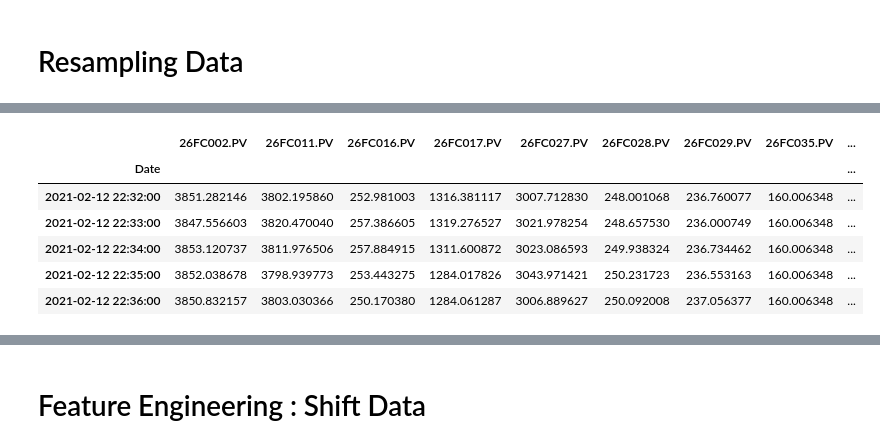
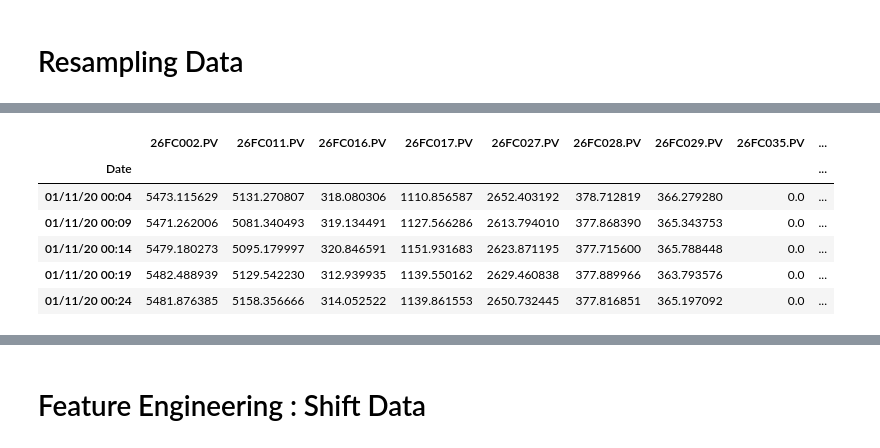
Before and after one commit to manhanton/DataInsight, a Jupyter notebook: QE_dev.ipynb, the cells around one changed output, grey strips where cells are left out. Cells and saved outputs as stored; diff of their text form; code cells hidden in the pictures.

```diff
--- a/QE_dev.ipynb
+++ b/QE_dev.ipynb
@@ -46,7 +48,7 @@ zip_ref.close()
 # %%
 import pandas as pd
 
-qe_data = pd.read_csv('/content/naphtha-plant-parameters/QE.csv',index_col=0)
+qe_data = pd.read_csv('/content/naphtha-plant-parameters/QE.csv',index_col=['Date'],parse_dates=['Date'])
 qe_data.head()
 # %% [output]
 |  | 26FC002.PV | 26FC011.PV | 26FC016.PV | 26FC017.PV | 26FC027.PV | 26FC028.PV | 26FC029.PV | 26FC035.PV | ... |
@@ -61,2 +60,0 @@ qe_data.head()
-# %%
-qe_data = qe_data.apply(lambda x: pd.to_numeric(x, errors='coerce')).dropna()
@@ -103,7 +60,0 @@ dtype: float64
-# %%
-#Remove negative values
-qe_data = qe_data[(qe_data > 0).all(axis=1)]
-cols= ['26FC002.PV' , '26XC041.PV' , '26F015.PV']
-axes = qe_data[cols].plot(marker='None', alpha=0.5, linestyle='-', figsize=(20,15), subplots=True )
-for ax in axes:
-  ax.set_ylabel('Value')
@@ -148,15 +85,15 @@ Index(['26FC002.PV', '26FC011.PV', '26FC016.PV', '26FC017.PV', '26FC027.PV',
 # %%
-import pandas as pd
-import numpy as np
-import seaborn as sns
-import matplotlib.pyplot as plt
+# import pandas as pd
+# import numpy as np
+# import seaborn as sns
+# import matplotlib.pyplot as plt
 
-names = list(qe_data.columns)
-f, axes = plt.subplots(round(len(names)/3), 3,figsize=(20,15))
-y = 0;
-for name in names:
-    i, j = divmod(y, 3)
-    sns.boxplot(x=qe_data[name], ax=axes[i, j])
-    y = y + 1
-plt.tight_layout()
-plt.show()
+# names = list(qe_data.columns)
+# f, axes = plt.subplots(round(len(names)/3), 3,figsize=(20,15))
+# y = 0;
+# for name in names:
+#     i, j = divmod(y, 3)
+#     sns.boxplot(x=qe_data[name], ax=axes[i, j])
+#     y = y + 1
+# plt.tight_layout()
+# plt.show()
@@ -245,11 +157,15 @@ qe_data_iqr.tail()
 # %%
 qe_data_iqr.index = pd.to_datetime(qe_data_iqr.index) # converted to datetime as index
-qe_data_iqr.tail()
+df = qe_data_iqr.rolling(5).median()
+df.index = pd.to_datetime(df.index).strftime('%d/%m/%y %H:%M')
+df = df.dropna()
+df = df.iloc[::5, :]
+df.head()
 # %% [output]
 |  | 26FC002.PV | 26FC011.PV | 26FC016.PV | 26FC017.PV | 26FC027.PV | 26FC028.PV | 26FC029.PV | 26FC035.PV | ... |
 | Date |  |  |  |  |  |  |  |  | ... |
-| 2021-02-12 22:32:00 | 3851.282146 | 3802.195860 | 252.981003 | 1316.381117 | 3007.712830 | 248.001068 | 236.760077 | 160.006348 | ... |
-| 2021-02-12 22:33:00 | 3847.556603 | 3820.470040 | 257.386605 | 1319.276527 | 3021.978254 | 248.657530 | 236.000749 | 160.006348 | ... |
-| 2021-02-12 22:34:00 | 3853.120737 | 3811.976506 | 257.884915 | 1311.600872 | 3023.086593 | 249.938324 | 236.734462 | 160.006348 | ... |
-| 2021-02-12 22:35:00 | 3852.038678 | 3798.939773 | 253.443275 | 1284.017826 | 3043.971421 | 250.231723 | 236.553163 | 160.006348 | ... |
-| 2021-02-12 22:36:00 | 3850.832157 | 3803.030366 | 250.170380 | 1284.061287 | 3006.889627 | 250.092008 | 237.056377 | 160.006348 | ... |
+| 01/11/20 00:04 | 5473.115629 | 5131.270807 | 318.080306 | 1110.856587 | 2652.403192 | 378.712819 | 366.279280 | 0.0 | ... |
+| 01/11/20 00:09 | 5471.262006 | 5081.340493 | 319.134491 | 1127.566286 | 2613.794010 | 377.868390 | 365.343753 | 0.0 | ... |
+| 01/11/20 00:14 | 5479.180273 | 5095.179997 | 320.846591 | 1151.931683 | 2623.871195 | 377.715600 | 365.788448 | 0.0 | ... |
+| 01/11/20 00:19 | 5482.488939 | 5129.542230 | 312.939935 | 1139.550162 | 2629.460838 | 377.889966 | 363.793576 | 0.0 | ... |
+| 01/11/20 00:24 | 5481.876385 | 5158.356666 | 314.052522 | 1139.861553 | 2650.732445 | 377.816851 | 365.197092 | 0.0 | ... |
```
Also changed, not shown: parts of 147 cells of this notebook.
